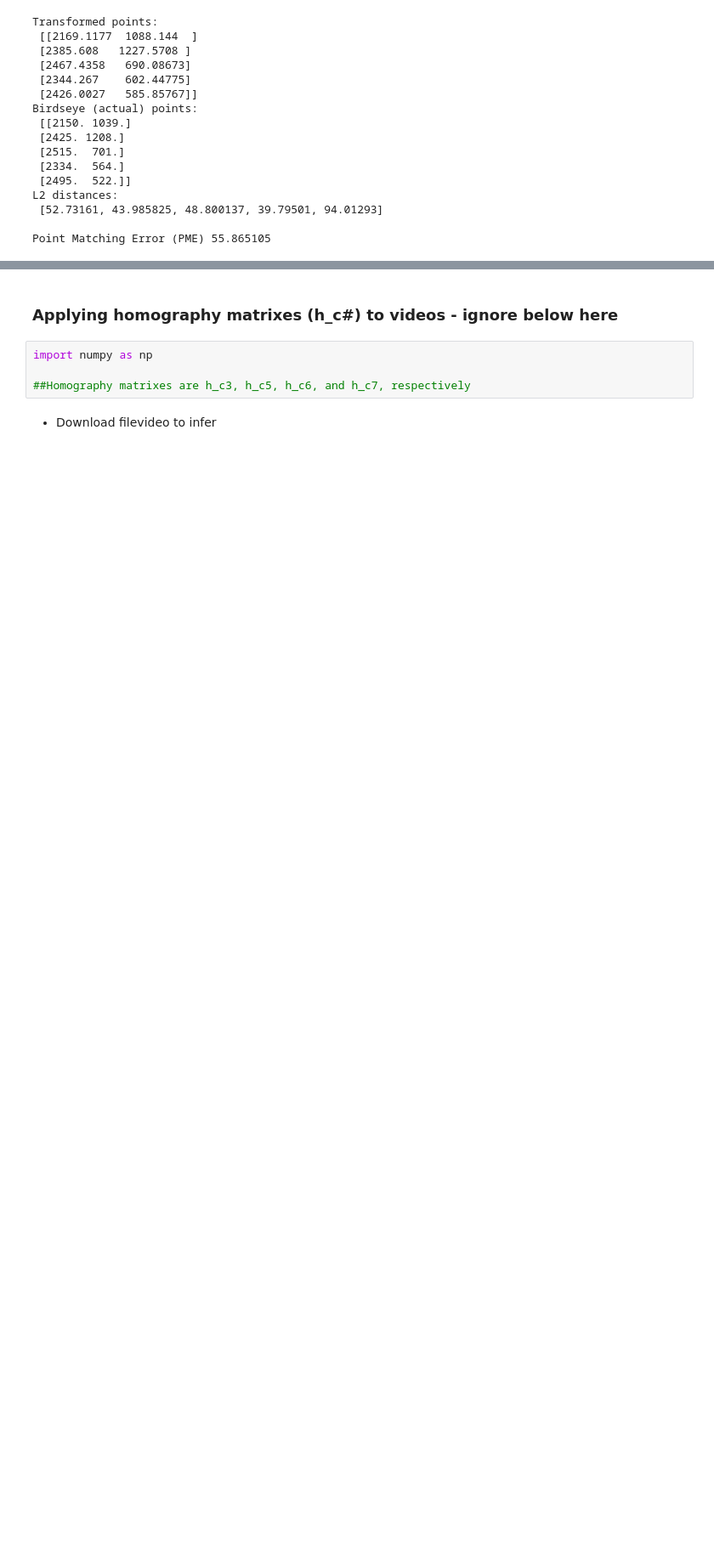
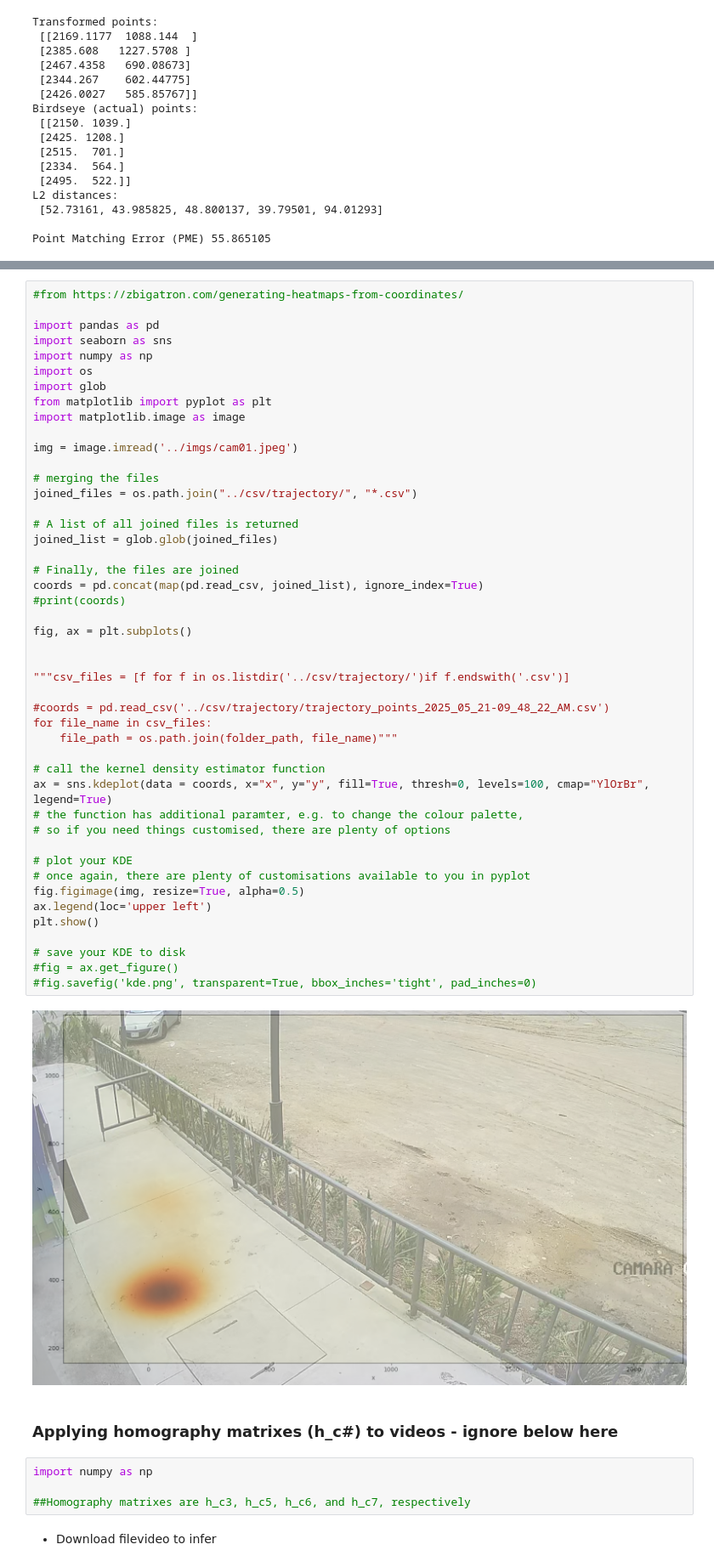
Before and after one commit to CentroFuturoCiudades/pinos-analytics-cv, a Jupyter notebook: src/distance_pinos.ipynb, the cells around one changed output, grey strips where cells are left out. Shown at 85% size. Drawn from its saved outputs; the diff is of its cells as text; blank space fills up the shorter version.

```diff
--- a/src/distance_pinos.ipynb
+++ b/src/distance_pinos.ipynb
@@ -413,3 +415,51 @@ Point Matching Error (PME) 55.865105
+# %%
+#from https://zbigatron.com/generating-heatmaps-from-coordinates/
+
+import pandas as pd
+import seaborn as sns
+import numpy as np
+import os
+import glob
+from matplotlib import pyplot as plt
+import matplotlib.image as image
+
+img = image.imread('../imgs/cam01.jpeg')
+
+# merging the files
+joined_files = os.path.join("../csv/trajectory/", "*.csv")
+
+# A list of all joined files is returned
+joined_list = glob.glob(joined_files)
+
+# Finally, the files are joined
+coords = pd.concat(map(pd.read_csv, joined_list), ignore_index=True)
+#print(coords)
+
+fig, ax = plt.subplots()
+
+
+"""csv_files = [f for f in os.listdir('../csv/trajectory/')if f.endswith('.csv')]
+
+#coords = pd.read_csv('../csv/trajectory/trajectory_points_2025_05_21-09_48_22_AM.csv')
+for file_name in csv_files:
+    file_path = os.path.join(folder_path, file_name)"""
+
+# call the kernel density estimator function
+ax = sns.kdeplot(data = coords, x="x", y="y", fill=True, thresh=0, levels=100, cmap="YlOrBr", legend=True)
+# the function has additional paramter, e.g. to change the colour palette,
+# so if you need things customised, there are plenty of options
+
+# plot your KDE
+# once again, there are plenty of customisations available to you in pyplot
+fig.figimage(img, resize=True, alpha=0.5)
+ax.legend(loc='upper left')
+plt.show()
+
+# save your KDE to disk
+#fig = ax.get_figure()
+#fig.savefig('kde.png', transparent=True, bbox_inches='tight', pad_inches=0)
+# %% [output]
+[figure, added]
 # %% [markdown]
 ### Applying homography matrixes (h_c#) to videos - ignore below here
 # %%
```
Also changed, not shown: parts of 1 cell of this notebook, 36 other files.
